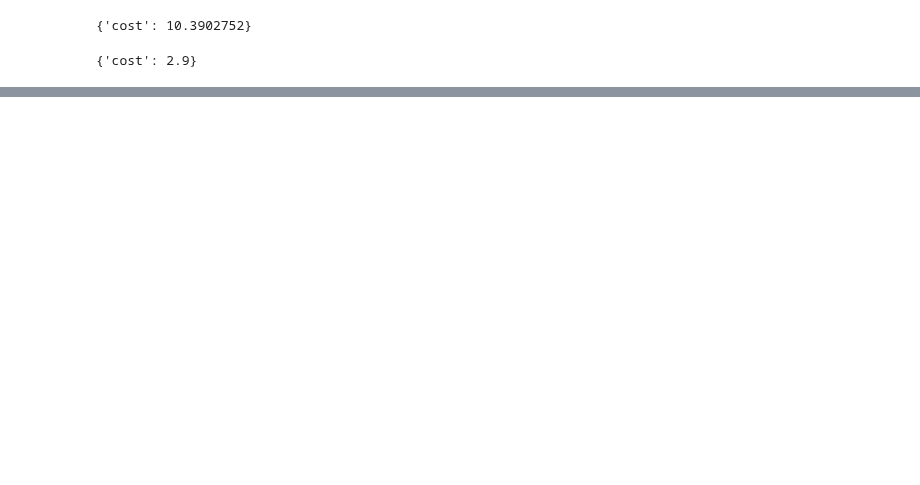
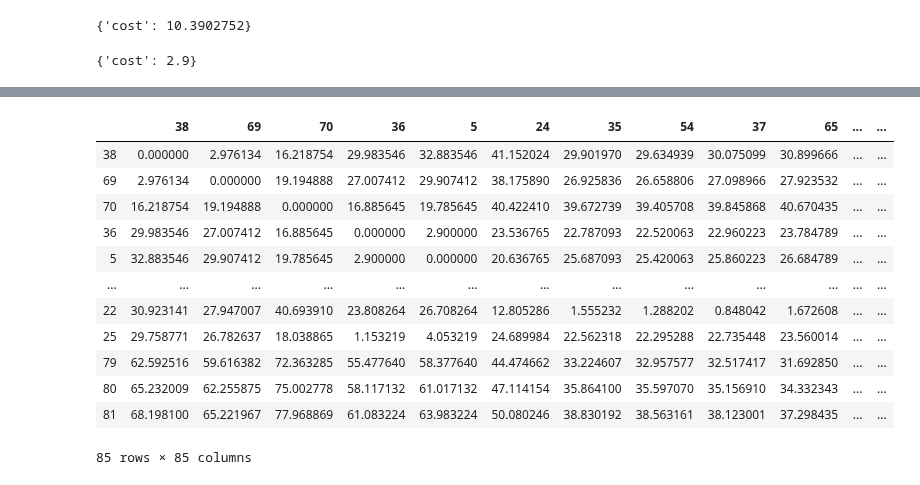
Before and after one commit to worldbank/GOST_PublicGoods, a Jupyter notebook: Implementations/asia_railways/asia_railways_ver2.ipynb, the cells around one changed output, grey strips where cells are left out. Saved outputs shown, nothing was run; the diff lists cells and outputs as text; code cells hidden in the pictures; blank space fills up the shorter version.

```diff
--- a/Implementations/asia_railways/asia_railways_ver2.ipynb
+++ b/Implementations/asia_railways/asia_railways_ver2.ipynb
@@ -149,0 +226,4 @@ originNodes = list(snapped_origins['NN'].unique())
+# %%
+nodes_list = []
+for n in G.nodes():
+    nodes_list.append(n)
@@ -149,0 +239,7 @@ originNodes = list(snapped_origins['NN'].unique())
+# %%
+# calculate OD matrix
+import time
+start = time.time()
+OD_matrix = gn.calculate_OD(G, nodes_list, nodes_list, fail_value=-1, weight='cost')
+end = time.time()
+print(end-start)
@@ -149,0 +264,18 @@ originNodes = list(snapped_origins['NN'].unique())
+# %%
+OD_df = pd.DataFrame(OD_matrix, columns = nodes_list , index = nodes_list)
+# %%
+OD_df
+# %% [output]
+|  | 38 | 69 | 70 | 36 | 5 | 24 | 35 | 54 | 37 | 65 | ... | ... |
+| 38 | 0.000000 | 2.976134 | 16.218754 | 29.983546 | 32.883546 | 41.152024 | 29.901970 | 29.634939 | 30.075099 | 30.899666 | ... | ... |
+| 69 | 2.976134 | 0.000000 | 19.194888 | 27.007412 | 29.907412 | 38.175890 | 26.925836 | 26.658806 | 27.098966 | 27.923532 | ... | ... |
+| 70 | 16.218754 | 19.194888 | 0.000000 | 16.885645 | 19.785645 | 40.422410 | 39.672739 | 39.405708 | 39.845868 | 40.670435 | ... | ... |
+| 36 | 29.983546 | 27.007412 | 16.885645 | 0.000000 | 2.900000 | 23.536765 | 22.787093 | 22.520063 | 22.960223 | 23.784789 | ... | ... |
+| 5 | 32.883546 | 29.907412 | 19.785645 | 2.900000 | 0.000000 | 20.636765 | 25.687093 | 25.420063 | 25.860223 | 26.684789 | ... | ... |
+| ... | ... | ... | ... | ... | ... | ... | ... | ... | ... | ... | ... | ... |
+| 22 | 30.923141 | 27.947007 | 40.693910 | 23.808264 | 26.708264 | 12.805286 | 1.555232 | 1.288202 | 0.848042 | 1.672608 | ... | ... |
+| 25 | 29.758771 | 26.782637 | 18.038865 | 1.153219 | 4.053219 | 24.689984 | 22.562318 | 22.295288 | 22.735448 | 23.560014 | ... | ... |
+| 79 | 62.592516 | 59.616382 | 72.363285 | 55.477640 | 58.377640 | 44.474662 | 33.224607 | 32.957577 | 32.517417 | 31.692850 | ... | ... |
+| 80 | 65.232009 | 62.255875 | 75.002778 | 58.117132 | 61.017132 | 47.114154 | 35.864100 | 35.597070 | 35.156910 | 34.332343 | ... | ... |
+| 81 | 68.198100 | 65.221967 | 77.968869 | 61.083224 | 63.983224 | 50.080246 | 38.830192 | 38.563161 | 38.123001 | 37.298435 | ... | ... |
+85 rows × 85 columns
```
Also changed, not shown: parts of 34 cells of this notebook, 2 other files.
